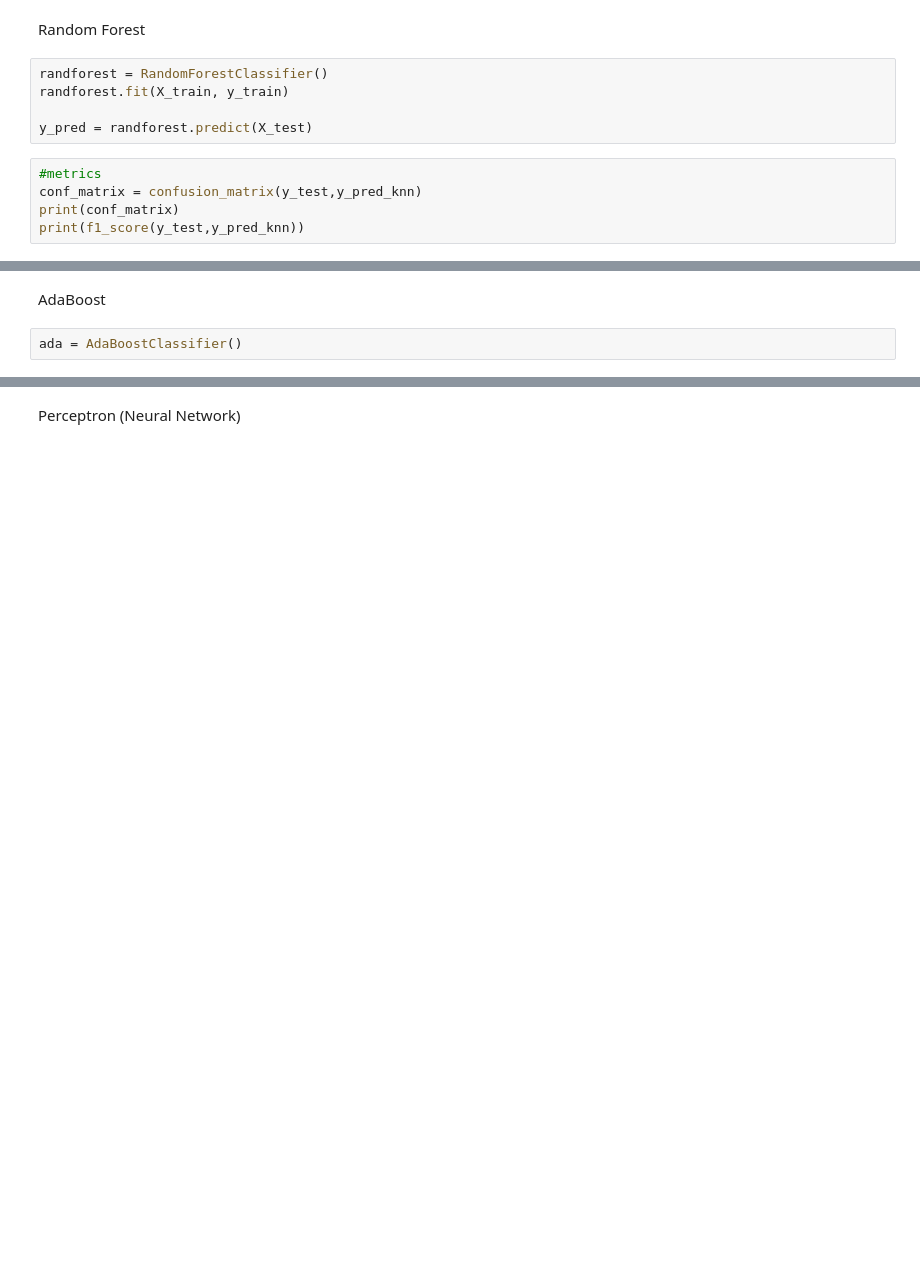
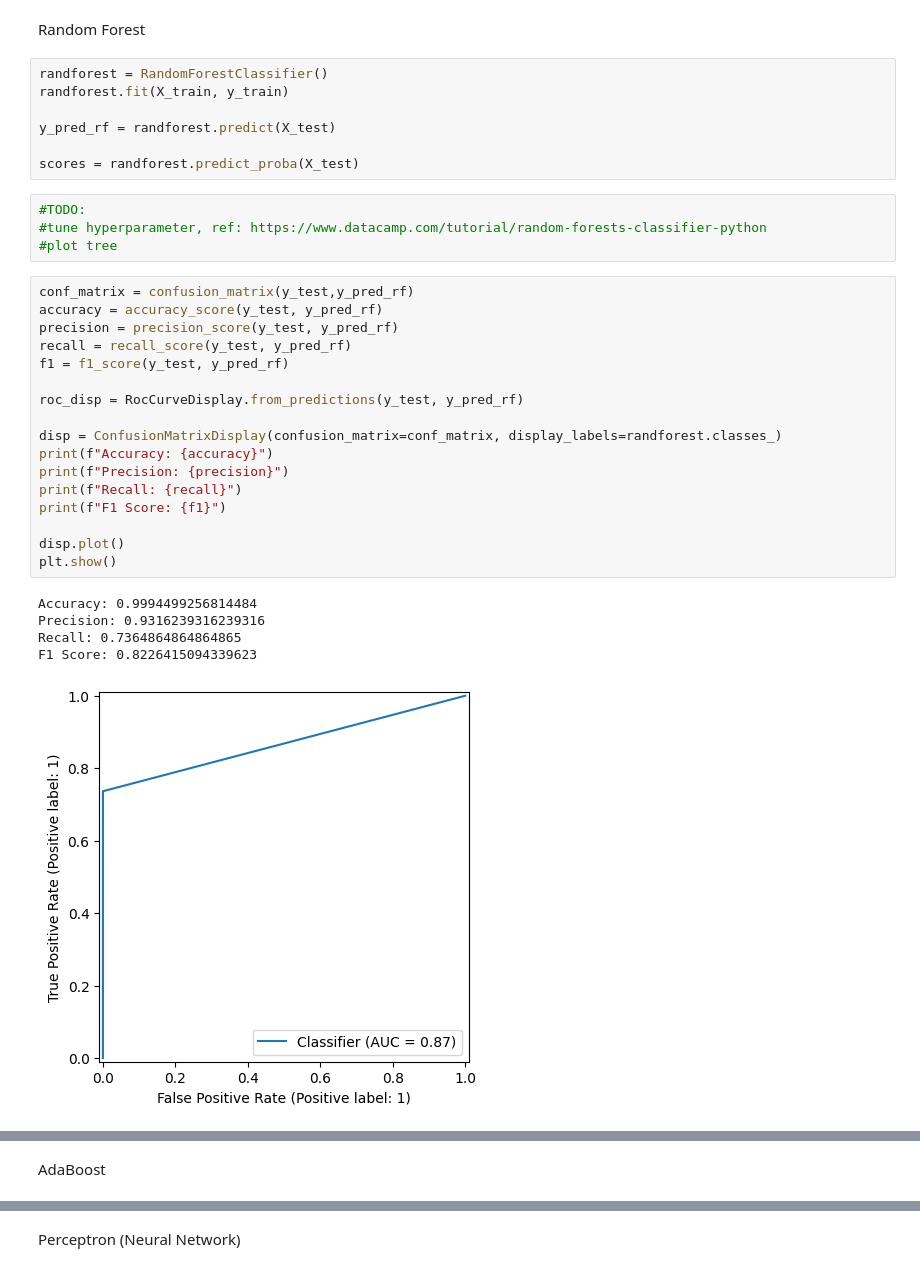
Before and after one commit to jakovitz-W/CreditFraudDetection, a Jupyter notebook: main.ipynb, the cells around one changed output, grey strips where cells are left out. Saved outputs shown, nothing was run; the diff lists cells and outputs as text; blank space fills up the shorter version.

```diff
--- a/main.ipynb
+++ b/main.ipynb
@@ -91,9 +92,33 @@ Random Forest
 randforest = RandomForestClassifier()
 randforest.fit(X_train, y_train)
 
-y_pred = randforest.predict(X_test)
+y_pred_rf = randforest.predict(X_test)
+
+scores = randforest.predict_proba(X_test)
-# %%
-#metrics
-conf_matrix = confusion_matrix(y_test,y_pred_knn)
-print(conf_matrix)
-print(f1_score(y_test,y_pred_knn))
+# %%
+#TODO:
+#tune hyperparameter, ref: https://www.datacamp.com/tutorial/random-forests-classifier-python
+#plot tree
+# %%
+conf_matrix = confusion_matrix(y_test,y_pred_rf)
+accuracy = accuracy_score(y_test, y_pred_rf)
+precision = precision_score(y_test, y_pred_rf)
+recall = recall_score(y_test, y_pred_rf)
+f1 = f1_score(y_test, y_pred_rf)
+
+roc_disp = RocCurveDisplay.from_predictions(y_test, y_pred_rf)
+
+disp = ConfusionMatrixDisplay(confusion_matrix=conf_matrix, display_labels=randforest.classes_)
+print(f"Accuracy: {accuracy}")
+print(f"Precision: {precision}")
+print(f"Recall: {recall}")
+print(f"F1 Score: {f1}")
+
+disp.plot()
+plt.show()
+# %% [output]
+Accuracy: 0.9994499256814484
+Precision: 0.9316239316239316
+Recall: 0.7364864864864865
+F1 Score: 0.8226415094339623
+[figure, added]
@@ -100,4 +126,2 @@ print(f1_score(y_test,y_pred_knn))
 # %% [markdown]
 AdaBoost
-# %%
-ada = AdaBoostClassifier()
```
Also changed, not shown: parts of 11 cells of this notebook.
